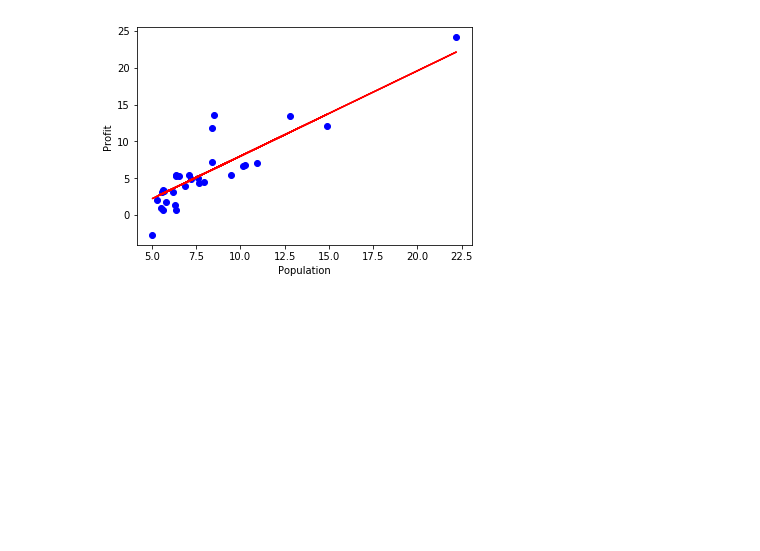
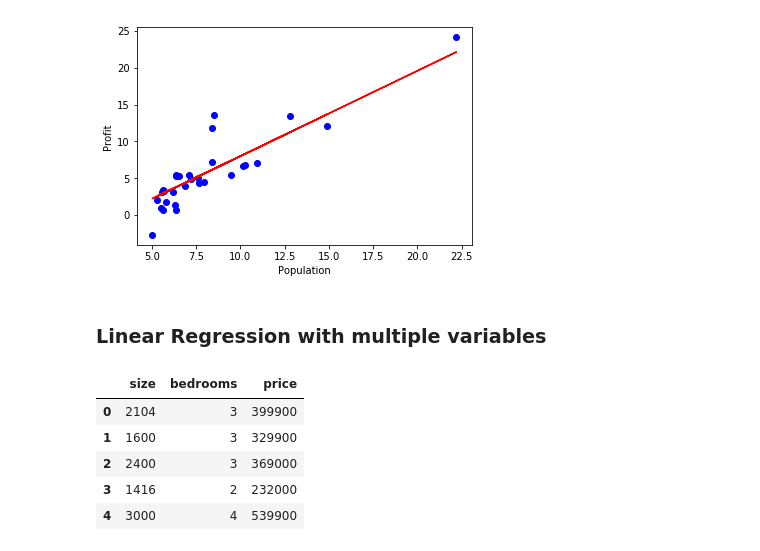
Before and after one commit to sabanasimbutt/Machine-Learning, a Jupyter notebook: Machine Learning Assignments/LinearRegression.ipynb, the cells around one changed output. Saved outputs shown, nothing was run; the diff lists cells and outputs as text; code cells hidden in the pictures; blank space fills up the shorter version.

```diff
--- a/Machine Learning Assignments/LinearRegression.ipynb
+++ b/Machine Learning Assignments/LinearRegression.ipynb
@@ -140,3 +142,16 @@ plt.ylabel("Profit")
 plt.show()
 # %% [output]
 [figure]
+# %% [markdown]
+### Linear Regression with multiple variables
+# %%
+datam = pd.read_csv("C://Users/Saba Naseem/Desktop/Machine Learning/Datasets/ex1data2.txt", names=['size', 'bedrooms','price'])
+# %%
+datam.head()
+# %% [output]
+|  | size | bedrooms | price |
+| 0 | 2104 | 3 | 399900 |
+| 1 | 1600 | 3 | 329900 |
+| 2 | 2400 | 3 | 369000 |
+| 3 | 1416 | 2 | 232000 |
+| 4 | 3000 | 4 | 539900 |
```
Also changed, not shown: parts of 9 cells of this notebook.
